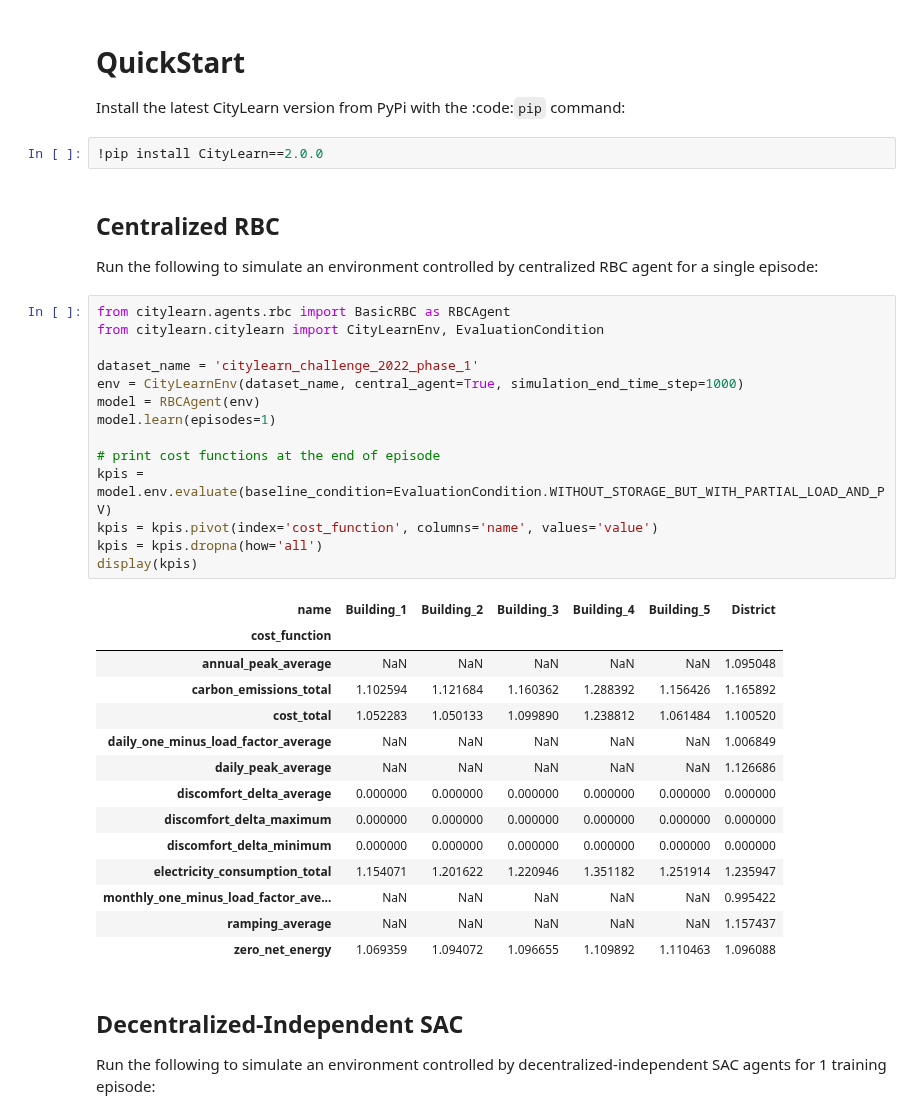
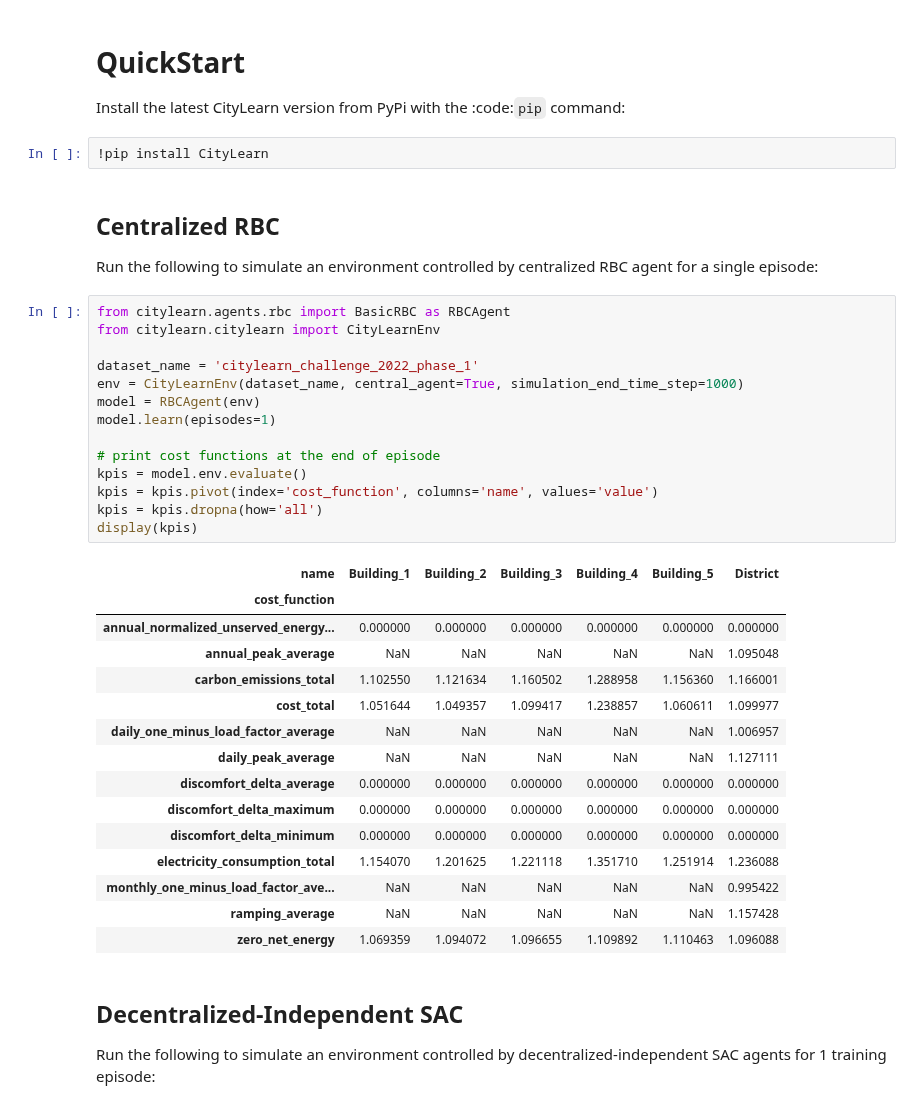
Before and after one commit to intelligent-environments-lab/CityLearn, a Jupyter notebook: examples/quickstart.ipynb, the cells around one changed output. Cells and saved outputs as stored; diff of their text form.

```diff
--- a/examples/quickstart.ipynb
+++ b/examples/quickstart.ipynb
@@ -5,38 +5,39 @@
 
 Install the latest CityLearn version from PyPi with the :code:`pip` command:
 # %%
-!pip install CityLearn==2.0.0
+!pip install CityLearn
 # %% [markdown]
 ## Centralized RBC
 Run the following to simulate an environment controlled by centralized RBC agent for a single episode:
 # %%
 from citylearn.agents.rbc import BasicRBC as RBCAgent
-from citylearn.citylearn import CityLearnEnv, EvaluationCondition
+from citylearn.citylearn import CityLearnEnv
 
 dataset_name = 'citylearn_challenge_2022_phase_1'
 env = CityLearnEnv(dataset_name, central_agent=True, simulation_end_time_step=1000)
 model = RBCAgent(env)
 model.learn(episodes=1)
 
 # print cost functions at the end of episode
-kpis = model.env.evaluate(baseline_condition=EvaluationCondition.WITHOUT_STORAGE_BUT_WITH_PARTIAL_LOAD_AND_PV)
+kpis = model.env.evaluate()
 kpis = kpis.pivot(index='cost_function', columns='name', values='value')
 kpis = kpis.dropna(how='all')
 display(kpis)
 # %% [output]
 | name | Building_1 | Building_2 | Building_3 | Building_4 | Building_5 | District |
 | cost_function |  |  |  |  |  |  |
+| annual_normalized_unserved_energy... | 0.000000 | 0.000000 | 0.000000 | 0.000000 | 0.000000 | 0.000000 |
 | annual_peak_average | NaN | NaN | NaN | NaN | NaN | 1.095048 |
-| carbon_emissions_total | 1.102594 | 1.121684 | 1.160362 | 1.288392 | 1.156426 | 1.165892 |
-| cost_total | 1.052283 | 1.050133 | 1.099890 | 1.238812 | 1.061484 | 1.100520 |
-| daily_one_minus_load_factor_average | NaN | NaN | NaN | NaN | NaN | 1.006849 |
-| daily_peak_average | NaN | NaN | NaN | NaN | NaN | 1.126686 |
+| carbon_emissions_total | 1.102550 | 1.121634 | 1.160502 | 1.288958 | 1.156360 | 1.166001 |
+| cost_total | 1.051644 | 1.049357 | 1.099417 | 1.238857 | 1.060611 | 1.099977 |
+| daily_one_minus_load_factor_average | NaN | NaN | NaN | NaN | NaN | 1.006957 |
+| daily_peak_average | NaN | NaN | NaN | NaN | NaN | 1.127111 |
 | discomfort_delta_average | 0.000000 | 0.000000 | 0.000000 | 0.000000 | 0.000000 | 0.000000 |
 | discomfort_delta_maximum | 0.000000 | 0.000000 | 0.000000 | 0.000000 | 0.000000 | 0.000000 |
 | discomfort_delta_minimum | 0.000000 | 0.000000 | 0.000000 | 0.000000 | 0.000000 | 0.000000 |
-| electricity_consumption_total | 1.154071 | 1.201622 | 1.220946 | 1.351182 | 1.251914 | 1.235947 |
+| electricity_consumption_total | 1.154070 | 1.201625 | 1.221118 | 1.351710 | 1.251914 | 1.236088 |
 | monthly_one_minus_load_factor_ave... | NaN | NaN | NaN | NaN | NaN | 0.995422 |
-| ramping_average | NaN | NaN | NaN | NaN | NaN | 1.157437 |
+| ramping_average | NaN | NaN | NaN | NaN | NaN | 1.157428 |
 | zero_net_energy | 1.069359 | 1.094072 | 1.096655 | 1.109892 | 1.110463 | 1.096088 |
 # %% [markdown]
 ## Decentralized-Independent SAC
```
Also changed, not shown: parts of 4 cells of this notebook.
